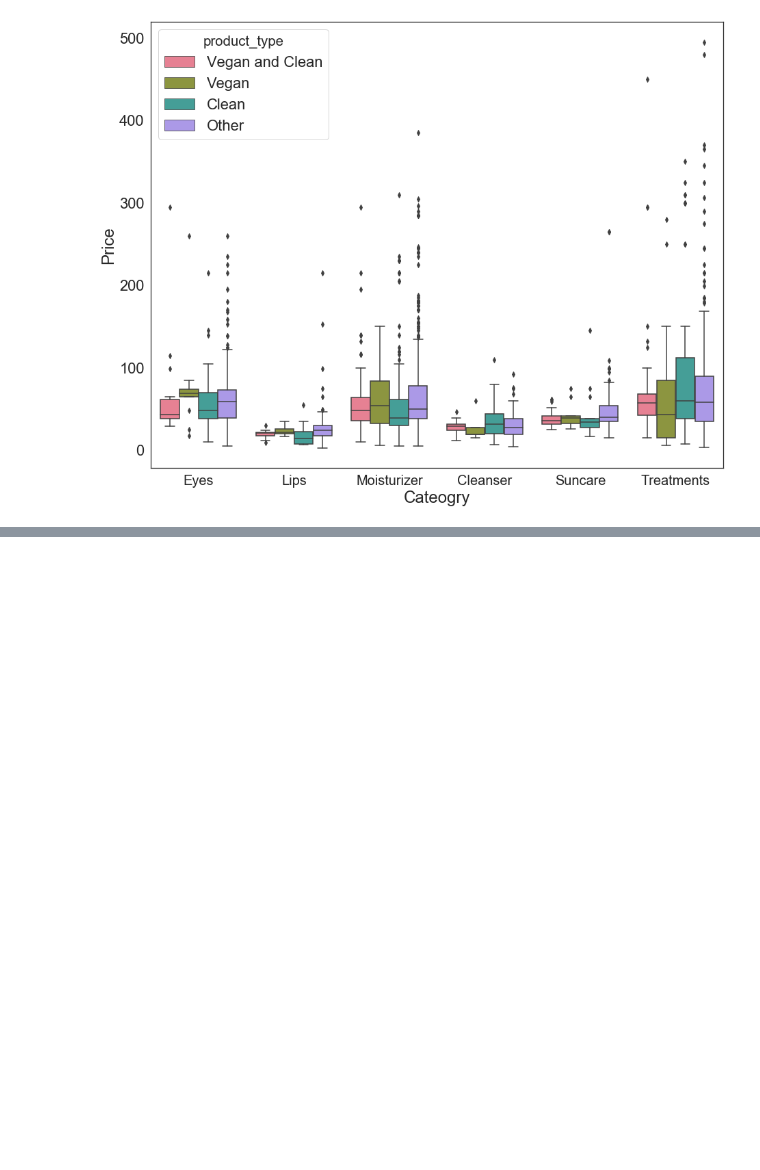
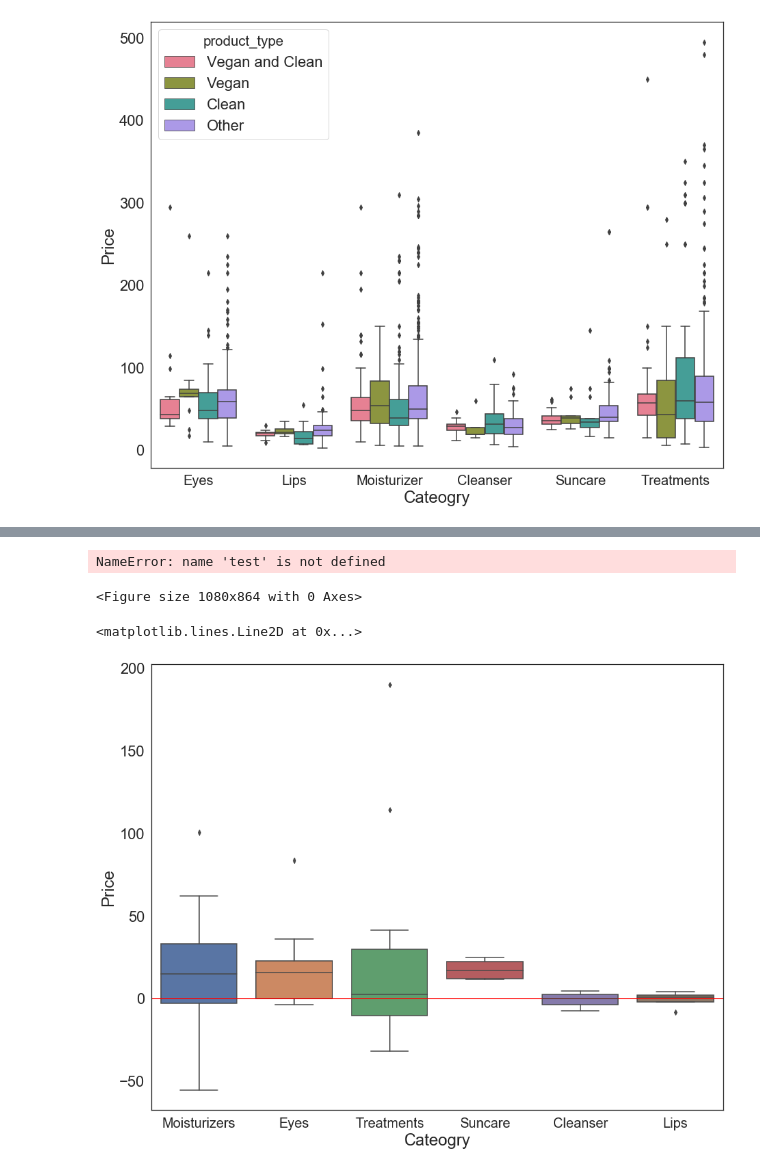
Before and after one commit to jessiewangxin/ScrapeSephora, a Jupyter notebook: Sephora Data Analysis.ipynb, the cells around one changed output, grey strips where cells are left out. Saved outputs shown, nothing was run; the diff lists cells and outputs as text; code cells hidden in the pictures; blank space fills up the shorter version.

```diff
--- a/Sephora Data Analysis.ipynb
+++ b/Sephora Data Analysis.ipynb
@@ -221,0 +209,50 @@ ax.set_xticklabels(labels, fontsize=20)
+# %%
+#Analyzing Price by Grouped BoxPlot
+import seaborn as sns
+plt.figure(figsize=(15,12))
+sns.set(font_scale=2)
+sns.set_style(style="white")
+# Grouped boxplot
+ax=sns.boxplot(x="category", y="diff", data=test)
+#labels = ['Eyes','Lips', 'Moisturizer','Treatments','Suncare','Cleanser']
+
+ax.set(xlabel= "Cateogry", ylabel="Price")
+ax.set_xticklabels(labels,fontsize=20)
+
+plt.axhline(0, color='red')
+# %% [output]
+NameError: name 'test' is not defined
+<Figure size 1080x864 with 0 Axes>
+# %%
+#looking at how much brands that carry both vegan and non-vegan products
+#are charging between the two categories
+
+
+sub_skindata = skincare_data[['category','brand', \
+                             'vegan_prices','not_vegan_prices']]
+
+brand_analysis = sub_skindata.groupby(['brand','category'])\
+[['vegan_prices','not_vegan_prices']].mean().reset_index()
+
+test=brand_analysis[brand_analysis['not_vegan_prices']!=0]
+
+test=test[test['vegan_prices']!=0]
+
+test['diff']=test['vegan_prices'] - test['not_vegan_prices']
+# %%
+#Analyzing Price by Grouped BoxPlot
+import seaborn as sns
+plt.figure(figsize=(15,12))
+sns.set(font_scale=2)
+sns.set_style(style="white")
+# Grouped boxplot
+ax=sns.boxplot(x="category", y="diff", data=test)
+labels = ['Moisturizers','Eyes', 'Treatments','Suncare','Cleanser','Lips']
+
+ax.set(xlabel= "Cateogry", ylabel="Price")
+ax.set_xticklabels(labels, fontsize=20)
+
+plt.axhline(0, color='red')
+# %% [output]
+<matplotlib.lines.Line2D at 0x...>
+[figure, added]
```
Also changed, not shown: parts of 36 cells of this notebook, 1 other file.
